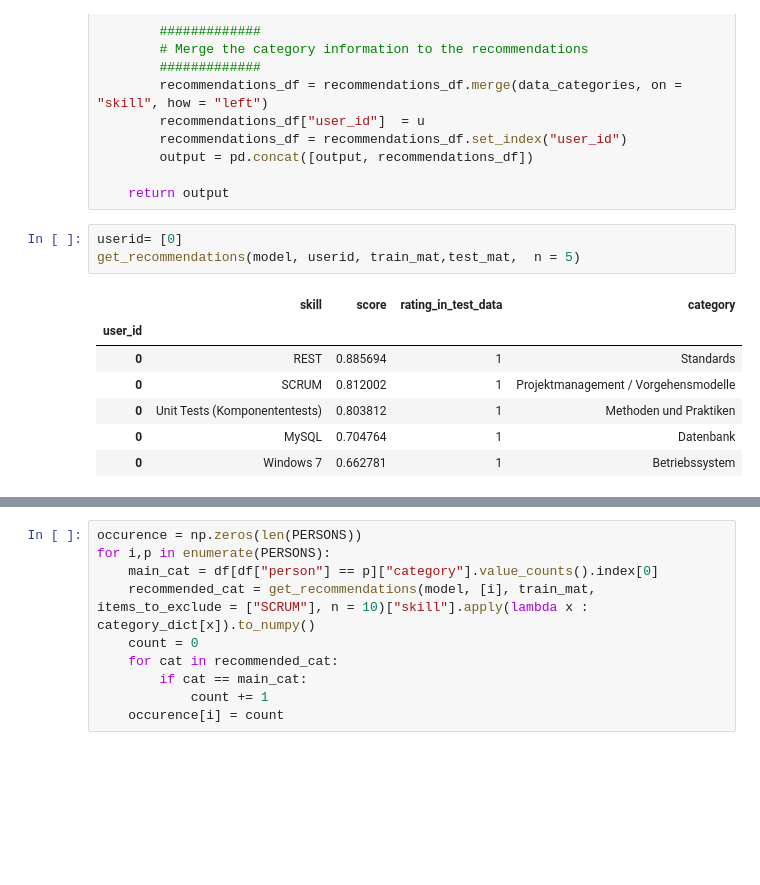
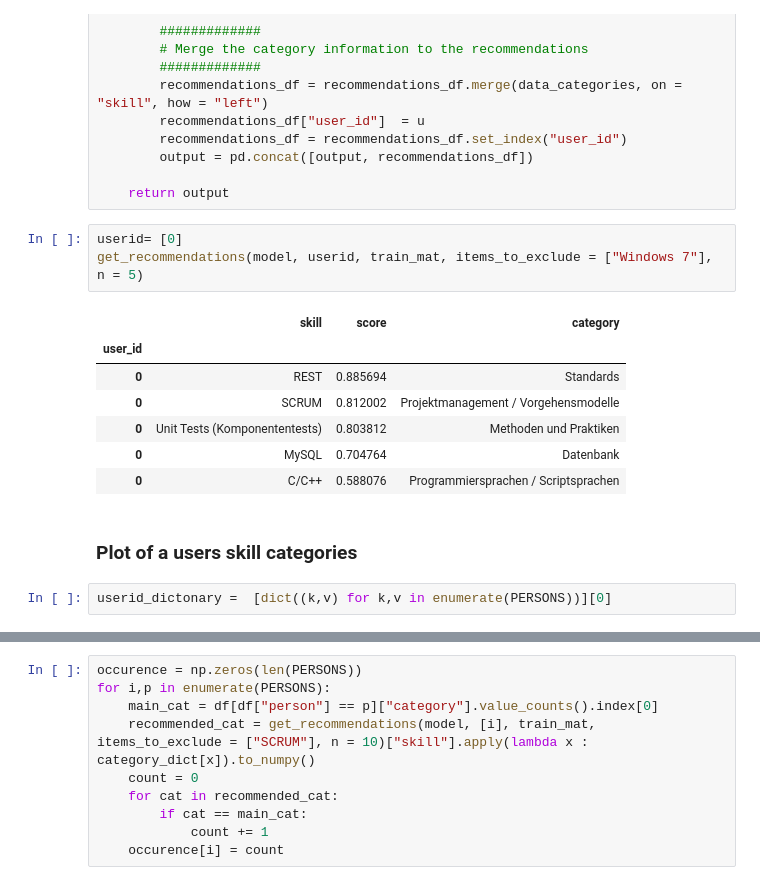
Before and after one commit to maximizer36/DS_AP, a Jupyter notebook: AP_binary_implicit_präsi.ipynb, the cells around one changed output, grey strips where cells are left out. Cells and saved outputs as stored; diff of their text form; blank space fills up the shorter version.

```diff
--- a/AP_binary_implicit_präsi.ipynb
+++ b/AP_binary_implicit_präsi.ipynb
@@ -786,12 +788,16 @@ def get_recommendations (model,userids:list, mat:csr_matrix ,eval_mat:csr_matrix
     return output
 # %%
 userid= [0]
-get_recommendations(model, userid, train_mat,test_mat,  n = 5)
+get_recommendations(model, userid, train_mat, items_to_exclude = ["Windows 7"], n = 5)
 # %% [output]
-|  | skill | score | rating_in_test_data | category |
-| user_id |  |  |  |  |
-| 0 | REST | 0.885694 | 1 | Standards |
-| 0 | SCRUM | 0.812002 | 1 | Projektmanagement / Vorgehensmodelle |
-| 0 | Unit Tests (Komponententests) | 0.803812 | 1 | Methoden und Praktiken |
-| 0 | MySQL | 0.704764 | 1 | Datenbank |
-| 0 | Windows 7 | 0.662781 | 1 | Betriebssystem |
+|  | skill | score | category |
+| user_id |  |  |  |
+| 0 | REST | 0.885694 | Standards |
+| 0 | SCRUM | 0.812002 | Projektmanagement / Vorgehensmodelle |
+| 0 | Unit Tests (Komponententests) | 0.803812 | Methoden und Praktiken |
+| 0 | MySQL | 0.704764 | Datenbank |
+| 0 | C/C++ | 0.588076 | Programmiersprachen / Scriptsprachen |
+# %% [markdown]
+### Plot of a users skill categories
+# %%
+userid_dictonary =  [dict((k,v) for k,v in enumerate(PERSONS))][0]
```
Also changed, not shown: parts of 6 cells of this notebook, 5 other files.
